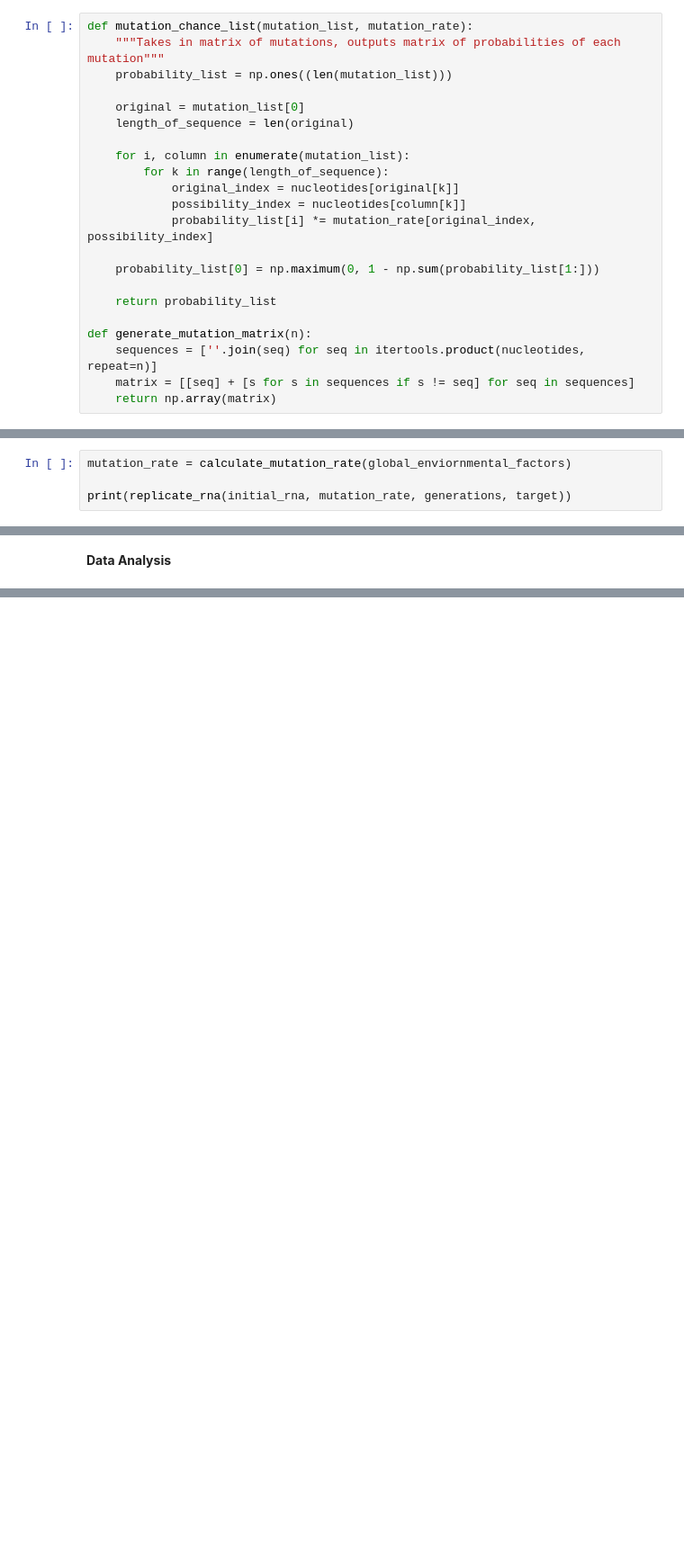
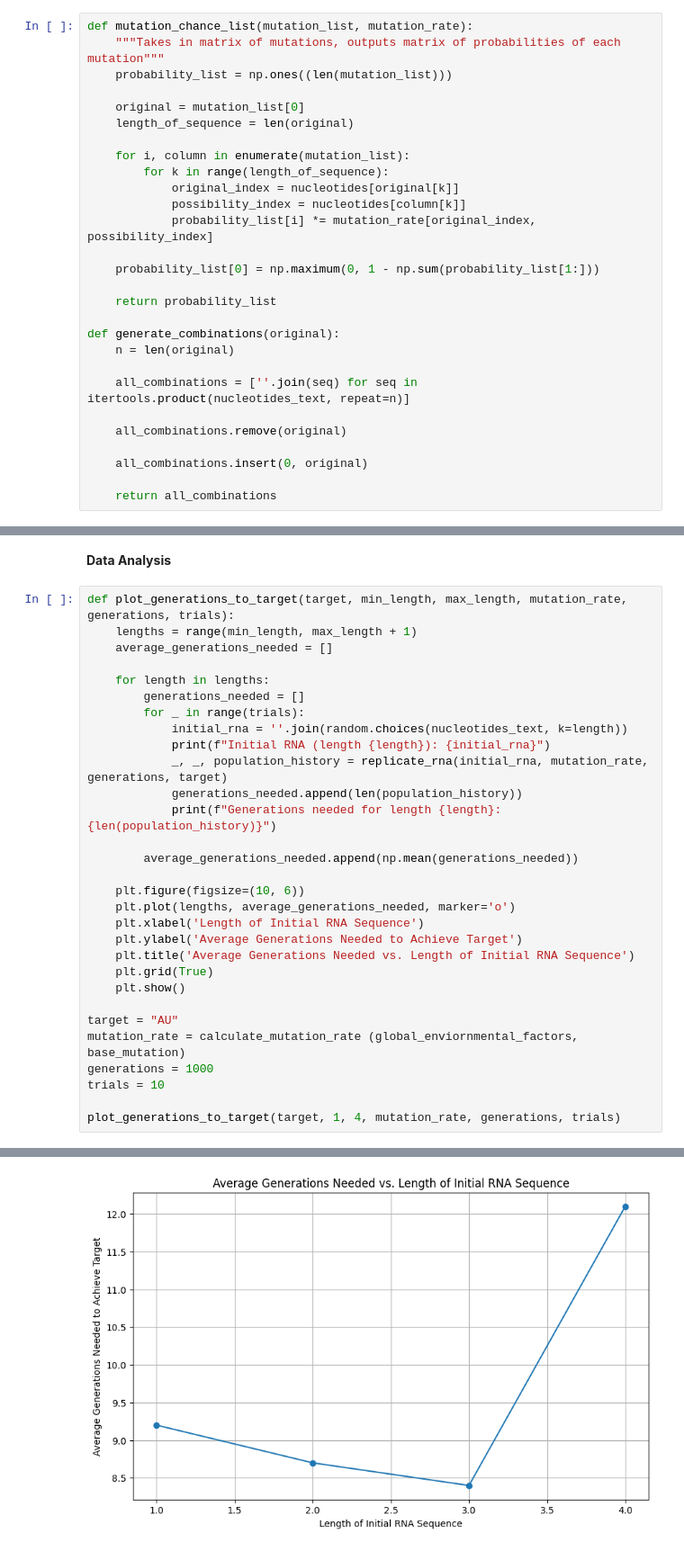
Before and after one commit to hackbio-ca/rna-evolution-simulation, a Jupyter notebook: src/simulation.ipynb, the cells around one changed output, grey strips where cells are left out. Shown at 90% size. Drawn from its saved outputs; the diff is of its cells as text; blank space fills up the shorter version.

```diff
--- a/src/simulation.ipynb
+++ b/src/simulation.ipynb
@@ -52,10 +52,16 @@ def mutation_chance_list(mutation_list, mutation_rate):
 
     return probability_list
 
-def generate_mutation_matrix(n):
-    sequences = [''.join(seq) for seq in itertools.product(nucleotides, repeat=n)]
-    matrix = [[seq] + [s for s in sequences if s != seq] for seq in sequences]
-    return np.array(matrix)
+def generate_combinations(original):
+    n = len(original)
+
+    all_combinations = [''.join(seq) for seq in itertools.product(nucleotides_text, repeat=n)]
+
+    all_combinations.remove(original)
+
+    all_combinations.insert(0, original)
+
+    return all_combinations
 # %% [markdown]
 **Fitness**
 # %%
@@ -130,4 +138,0 @@ def replicate_rna (initial_rna, mutation_rate, generations, target):
-# %%
-mutation_rate = calculate_mutation_rate(global_enviornmental_factors)
-
-print(replicate_rna(initial_rna, mutation_rate, generations, target))
@@ -158,2 +139,33 @@ cProfile.run('replicate_rna(initial_rna, mutation_rate, generations, target)')
 # %% [markdown]
 **Data Analysis**
+# %%
+def plot_generations_to_target(target, min_length, max_length, mutation_rate, generations, trials):
+    lengths = range(min_length, max_length + 1)
+    average_generations_needed = []
+
+    for length in lengths:
+        generations_needed = []
+        for _ in range(trials):
+            initial_rna = ''.join(random.choices(nucleotides_text, k=length))
+            print(f"Initial RNA (length {length}): {initial_rna}")
+            _, _, population_history = replicate_rna(initial_rna, mutation_rate, generations, target)
+            generations_needed.append(len(population_history))
+            print(f"Generations needed for length {length}: {len(population_history)}")
+
+        average_generations_needed.append(np.mean(generations_needed))
+
+    plt.figure(figsize=(10, 6))
+    plt.plot(lengths, average_generations_needed, marker='o')
+    plt.xlabel('Length of Initial RNA Sequence')
+    plt.ylabel('Average Generations Needed to Achieve Target')
+    plt.title('Average Generations Needed vs. Length of Initial RNA Sequence')
+    plt.grid(True)
+    plt.show()
+
+target = "AU"
+mutation_rate = calculate_mutation_rate (global_enviornmental_factors, base_mutation)
+generations = 1000
+trials = 10
+
+plot_generations_to_target(target, 1, 4, mutation_rate, generations, trials)
+# %% [output]
@@ -159,0 +189 @@ cProfile.run('replicate_rna(initial_rna, mutation_rate, generations, target)')
+[figure, added]
```
Also changed, not shown: parts of 7 cells of this notebook.
